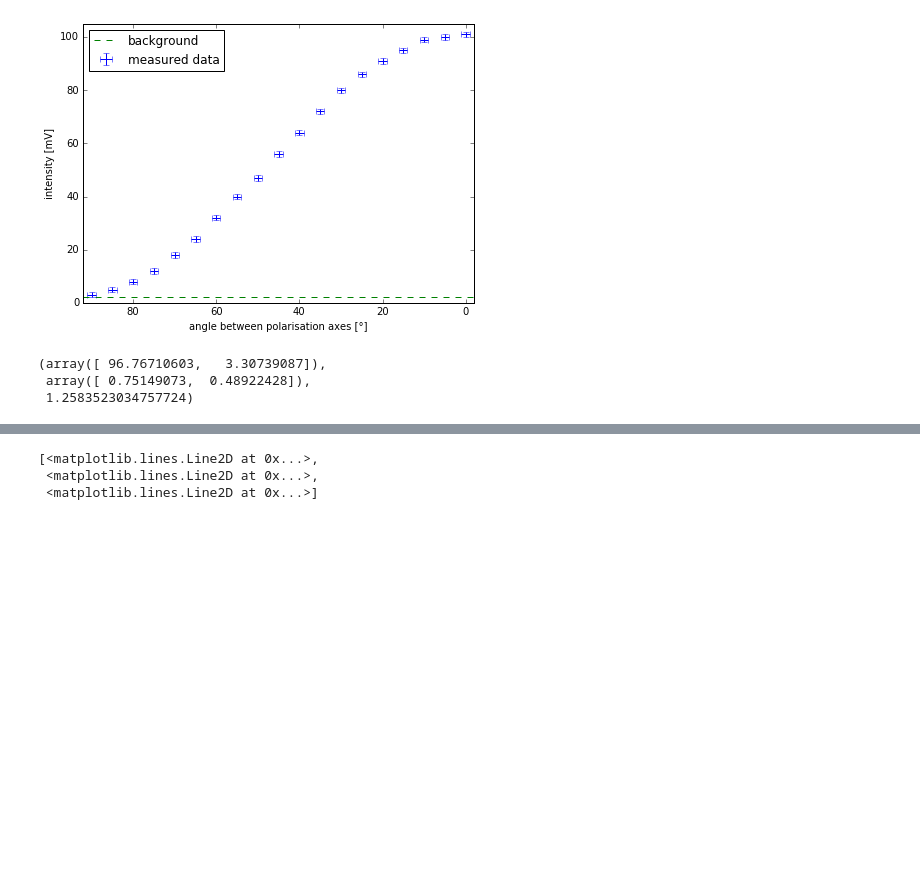
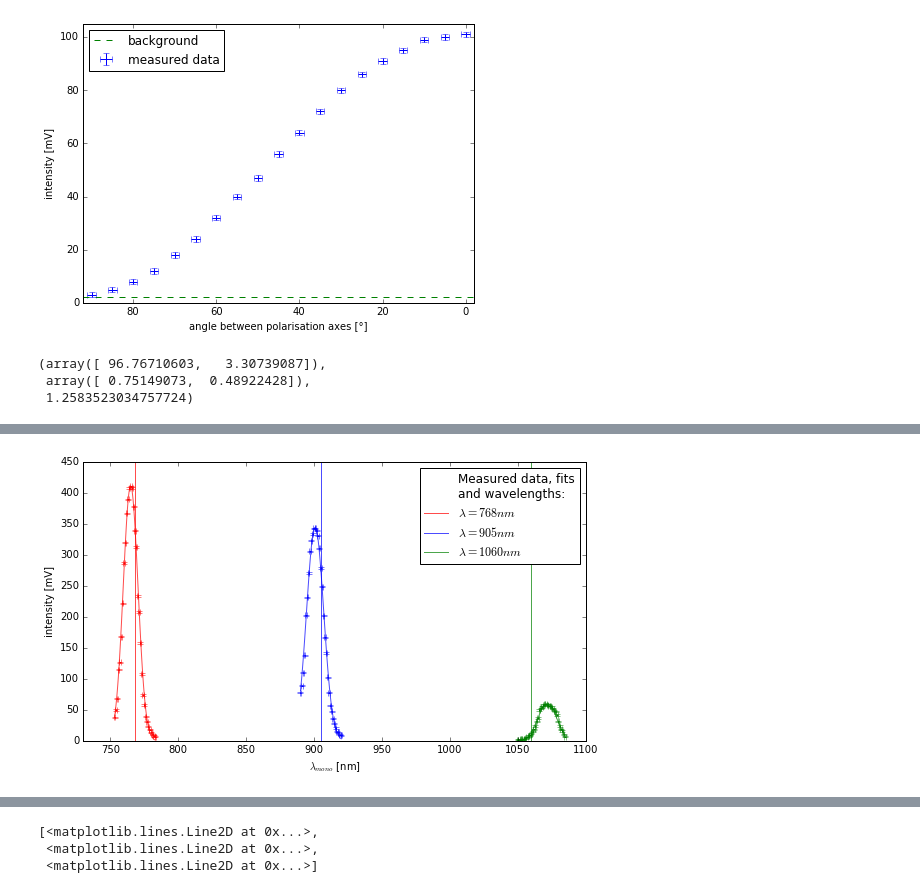
Before and after one commit to NlKLas/PyRePo, a Jupyter notebook: V44/V44.ipynb, the cells around one changed output, grey strips where cells are left out. Cells and saved outputs as stored; diff of their text form; code cells hidden in the pictures; blank space fills up the shorter version.

```diff
--- a/V44/V44.ipynb
+++ b/V44/V44.ipynb
@@ -62,3 +58,13 @@ def lin(x, a, b):
+# %%
+# theoretical functions
+def lin(x, a, b):
+    return a*x + b
+
+def gauss(x, a, μ, σ):
+    return a/np.sqrt(2*np.pi*σ**2)*np.exp( -(x - μ)**2/(2*σ**2))
+
+def dgauss_dx(x, a, μ, σ):
+    return -(x - μ)/(2*σ**2)*gauss(x, a, μ, σ)
 # %% [markdown]
 ### Linearity of the photo diode
 # %%
@@ -122,0 +119,16 @@ ax.axvline(1060)
+# %%
+opt_2 = np.zeros([3,3])
+cov_2 = np.zeros([3,3,3])
+err_2 = np.zeros([3,3])
+χ2_2 = np.zeros(3)
+
+for i in [0,1,2]:
+    opt_2[i], cov_2[i] = curve_fit(gauss, mono_2[i], U_2[i] - U_0, p0 = [200, λ_2[i], 30])
+    sigma_2 = np.sqrt(ΔU**2 + (Δmono*dgauss_dx(mono_2[i], *opt_2[i]))**2)
+    print(sigma_2)
+    opt_2[i], cov_2[i] = curve_fit(gauss, mono_2[i], U_2[i] - U_0, sigma = sigma_2, p0 = [200, λ_2[i], 30],
+                                   absolute_sigma = True)
+    err_2[i] = np.sqrt(np.diag(cov_2[i]))
+    χ2_2[i] = sum((U_2[i] - U_0 - gauss(mono_2[i], *opt_2[i]))**2/sigma_2**2)/(len(U_2[i]) - len(opt_2[i]))
+
+opt_2, err_2, χ2_2
@@ -122,0 +162,21 @@ ax.axvline(1060)
+# %%
+fig,ax = plt.subplots(figsize=(9,5))
+
+ecolors = ['r', 'b', 'g']
+colors = ['orange', 'c', 'lightgreen']
+ax.plot(0,0,alpha=0, label='Measured data, fits\nand wavelengths:')
+#ax.errorbar(0,0,alpha=0, label='measured data:')
+for i in [0,1,2]:
+    ax.errorbar(mono_2[i], U_2[i] - U_0, xerr=Δmono, yerr=ΔU, ecolor=ecolors[i],
+                fmt='none')#, label='$\lambda = %d nm$'%λ_2[i])
+    x = np.linspace(min(mono_2[i]), max(mono_2[i]), 100)
+    ax.plot(x, gauss(x, *opt_2[i]), c=ecolors[i], label='$\lambda = %d nm$'%λ_2[i], alpha=0.7)
+    ax.axvline(λ_2[i], color=ecolors[i], alpha=0.7)#, label='$\lambda = %d nm$'%λ_2[i])
+
+ax.set_xlim(730, 1100)
+ax.legend(loc=0)
+ax.set_xlabel('$\lambda_{mono}$ [nm]')
+ax.set_ylabel('intensity [mV]')
+#fig.savefig('mono_fits.pdf')
+# %% [output]
+[figure, added]
```
Also changed, not shown: parts of 8 cells of this notebook, 2 other files.
